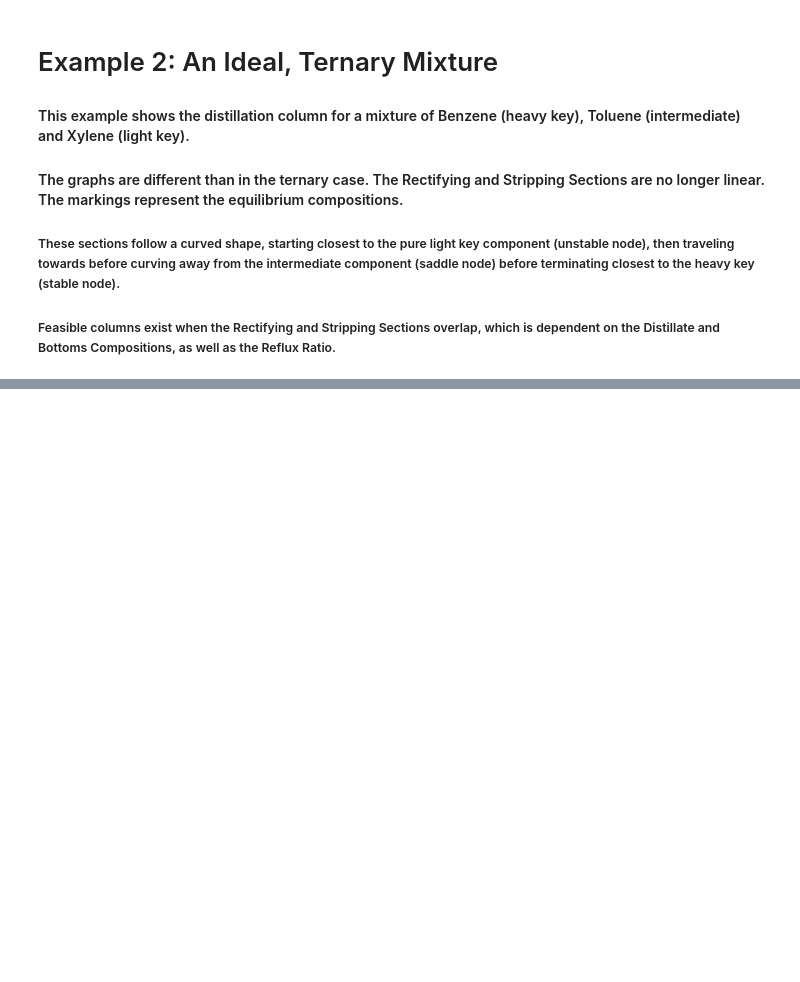
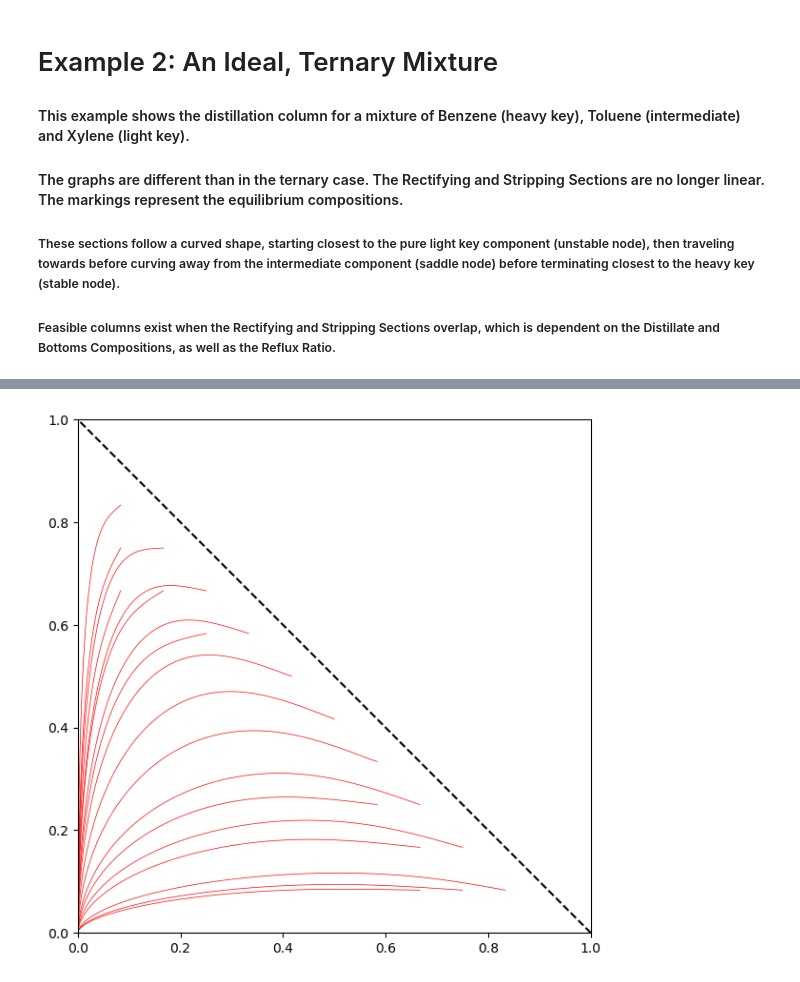
Before and after one commit to AMKCode/ExtractiveDistillationSimulator, a Jupyter notebook: src/Example2.ipynb, the cells around one changed output, grey strips where cells are left out. Saved outputs shown, nothing was run; the diff lists cells and outputs as text; code cells hidden in the pictures; blank space fills up the shorter version.

```diff
--- a/src/Example2.ipynb
+++ b/src/Example2.ipynb
@@ -183,0 +186,8 @@ display(layout1)
+# %%
+out_residue = Output()
+
+rcm = residue_curve(TolBenXylSys)
+fig, ax = plt.subplots(1,1,figsize= (7,7))
+rcm.plot_residue_curve_mod(ax,13)
+# %% [output]
+[figure, added]
```
Also changed, not shown: parts of 7 cells of this notebook.
